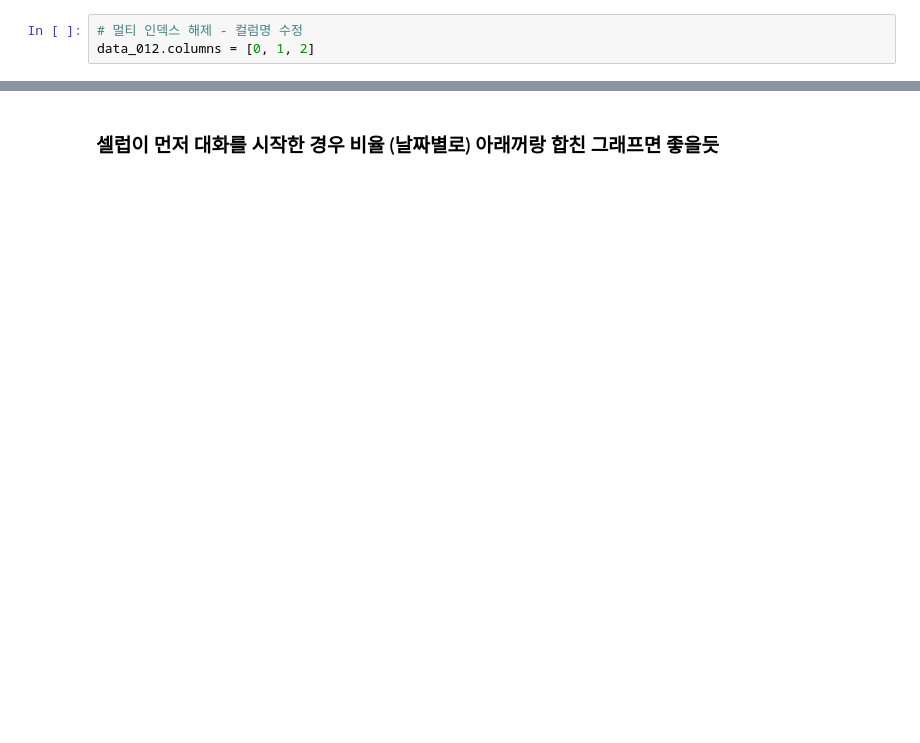
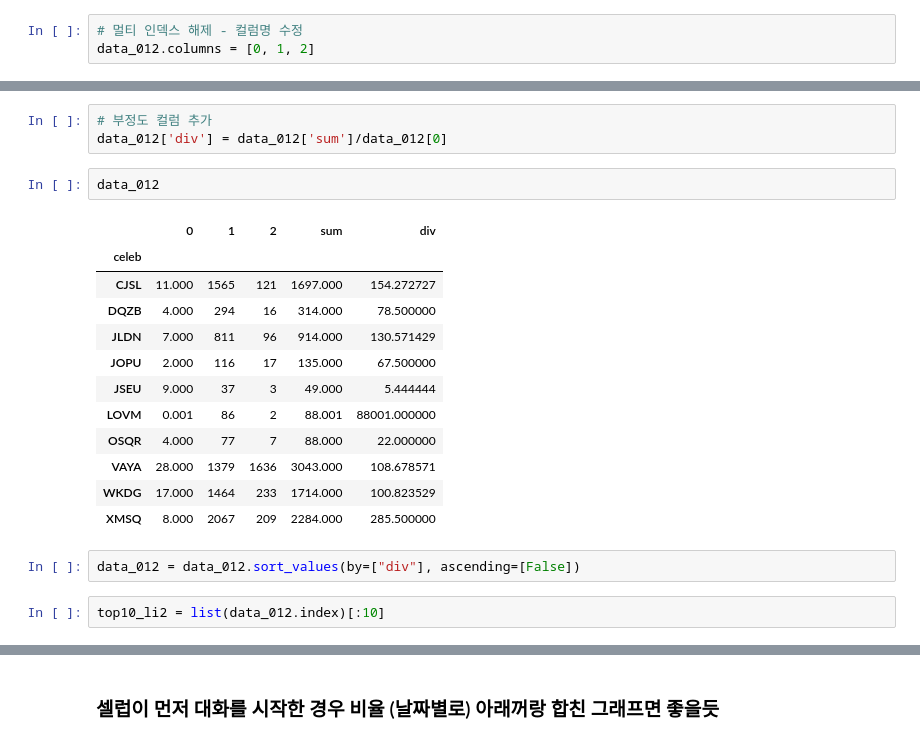
Before and after one commit to ADGGi/CP2, a Jupyter notebook: jh_시각화(작업중).ipynb, the cells around one changed output, grey strips where cells are left out. Cells and saved outputs as stored; diff of their text form; blank space fills up the shorter version.

```diff
--- a/jh_시각화(작업중).ipynb
+++ b/jh_시각화(작업중).ipynb
@@ -310,0 +324,22 @@ data_012
+# %%
+# 부정도 컬럼 추가
+data_012['div'] = data_012['sum']/data_012[0]
+# %%
+data_012
+# %% [output]
+|  | 0 | 1 | 2 | sum | div |
+| celeb |  |  |  |  |  |
+| CJSL | 11.000 | 1565 | 121 | 1697.000 | 154.272727 |
+| DQZB | 4.000 | 294 | 16 | 314.000 | 78.500000 |
+| JLDN | 7.000 | 811 | 96 | 914.000 | 130.571429 |
+| JOPU | 2.000 | 116 | 17 | 135.000 | 67.500000 |
+| JSEU | 9.000 | 37 | 3 | 49.000 | 5.444444 |
+| LOVM | 0.001 | 86 | 2 | 88.001 | 88001.000000 |
+| OSQR | 4.000 | 77 | 7 | 88.000 | 22.000000 |
+| VAYA | 28.000 | 1379 | 1636 | 3043.000 | 108.678571 |
+| WKDG | 17.000 | 1464 | 233 | 1714.000 | 100.823529 |
+| XMSQ | 8.000 | 2067 | 209 | 2284.000 | 285.500000 |
+# %%
+data_012 = data_012.sort_values(by=["div"], ascending=[False])
+# %%
+top10_li2 = list(data_012.index)[:10]
```
Also changed, not shown: parts of 25 cells of this notebook.
